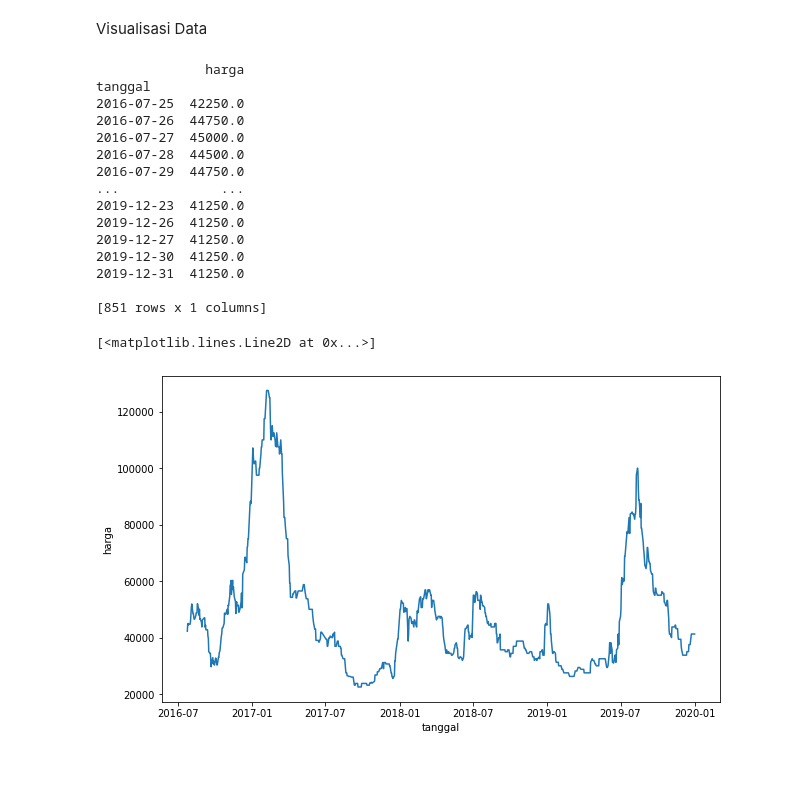
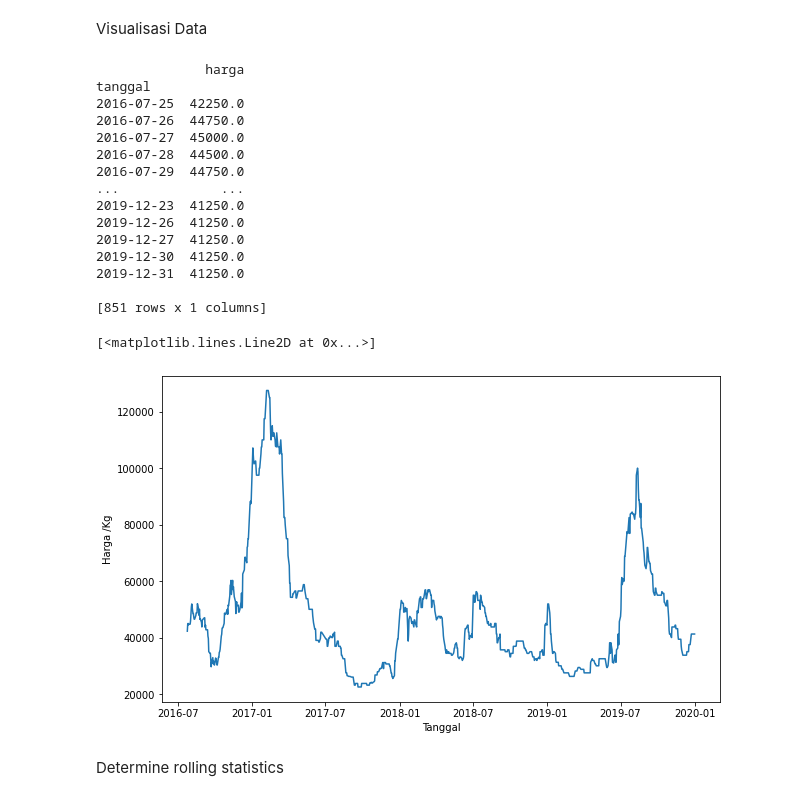
Before and after one commit to ferdinand-lanvino/commodity-predictor, a Jupyter notebook: commodity-price-predictor.ipynb, the cells around one changed output. Drawn from its saved outputs; the diff is of its cells as text; code cells hidden in the pictures; blank space fills up the shorter version.

```diff
--- a/commodity-price-predictor.ipynb
+++ b/commodity-price-predictor.ipynb
@@ -304,25 +311,27 @@ Index: []
 # %% [markdown]
 Visualisasi Data
 # %%
-plt.xlabel('tanggal')
-plt.ylabel('harga')
+plt.xlabel('Tanggal')
+plt.ylabel('Harga /Kg')
 print(cabai_rawit_daily)
 plt.plot(cabai_rawit_daily)
 # %% [output]
               harga
 tanggal
 2016-07-25  42250.0
 2016-07-26  44750.0
 2016-07-27  45000.0
 2016-07-28  44500.0
 2016-07-29  44750.0
 ...             ...
 2019-12-23  41250.0
 2019-12-26  41250.0
 2019-12-27  41250.0
 2019-12-30  41250.0
 2019-12-31  41250.0
 
 [851 rows x 1 columns]
 [<matplotlib.lines.Line2D at 0x...>]
-[figure, old version]
+[figure, new version]
+# %% [markdown]
+Determine rolling statistics
```
Also changed, not shown: parts of 7 cells of this notebook.
